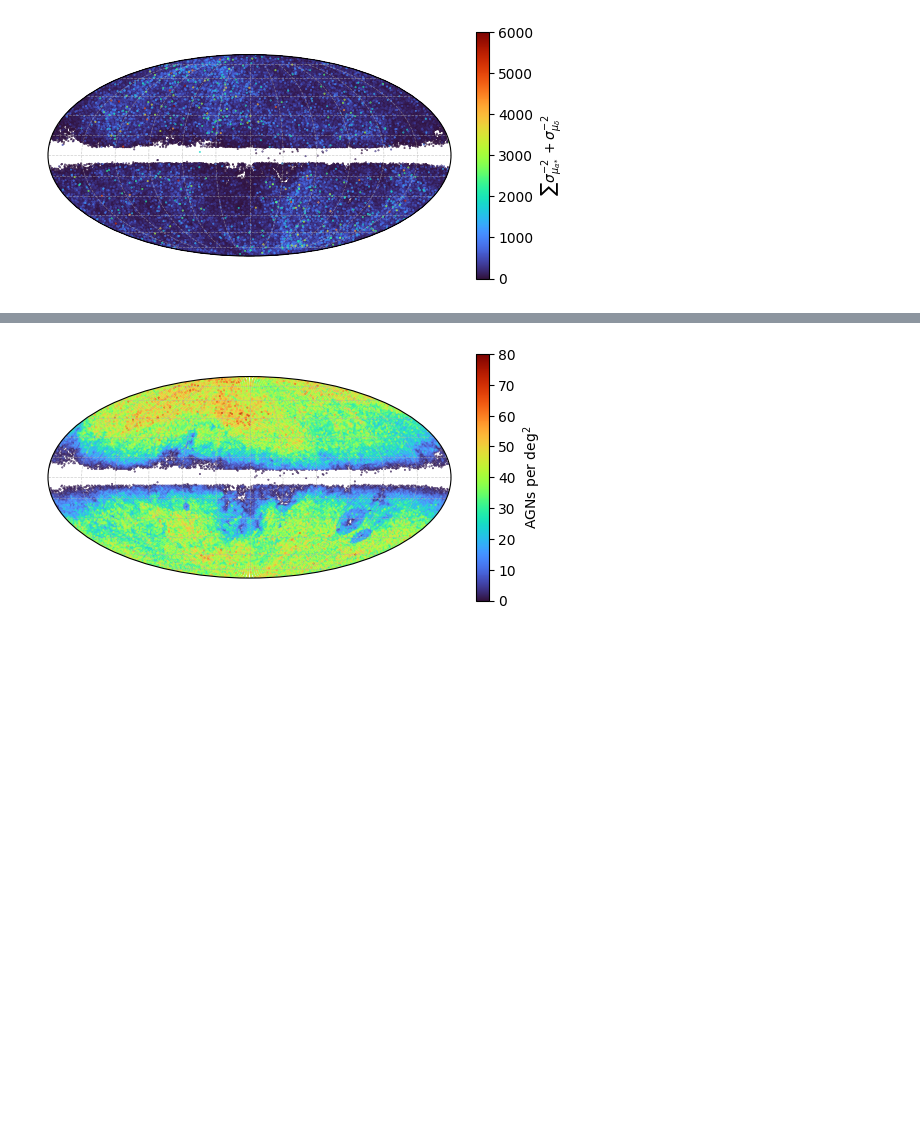
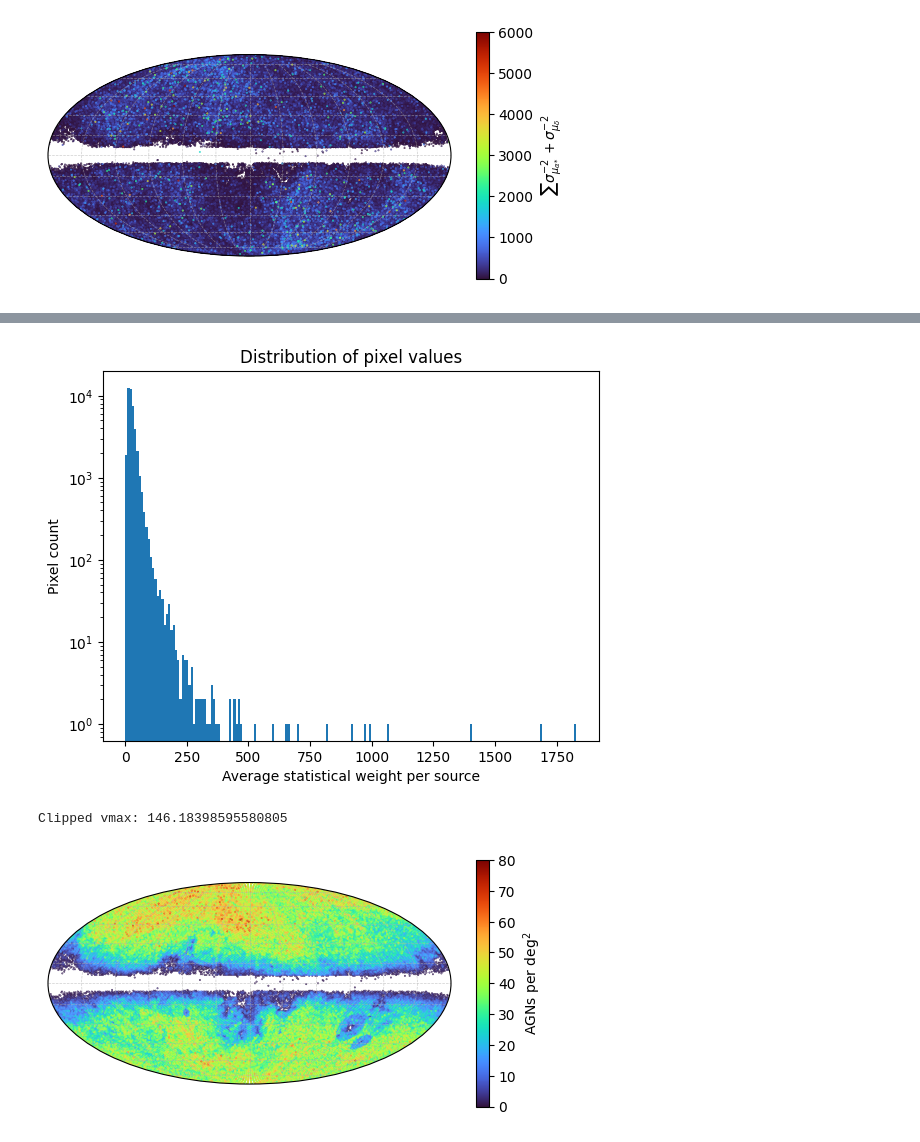
Before and after one commit to MatteoMancini01/Gaia_EDR3, a Jupyter notebook: plots.ipynb, the cells around one changed output, grey strips where cells are left out. Drawn from its saved outputs; the diff is of its cells as text; code cells hidden in the pictures; blank space fills up the shorter version.

```diff
--- a/plots.ipynb
+++ b/plots.ipynb
@@ -254,3 +318,16 @@ plt.show()
+# %%
+import matplotlib.pyplot as plt
+vals = weight_avg_per_source[(weight_avg_per_source != hp.UNSEEN) & (weight_avg_per_source > 0)]
+plt.hist(vals, bins=200, log=True)
+plt.xlabel("Average statistical weight per source")
+plt.ylabel("Pixel count")
+plt.title("Distribution of pixel values")
+plt.show()
+vmax = np.percentile(vals, 99.5)  # e.g., clip top 0.5%
+print("Clipped vmax:", vmax)
+# %% [output]
+[figure, added]
+Clipped vmax: 146.18398595580805
 # %%
 from matplotlib.colors import LogNorm
 import matplotlib.cm as cm
```
Also changed, not shown: parts of 6 cells of this notebook, 2 other files.
